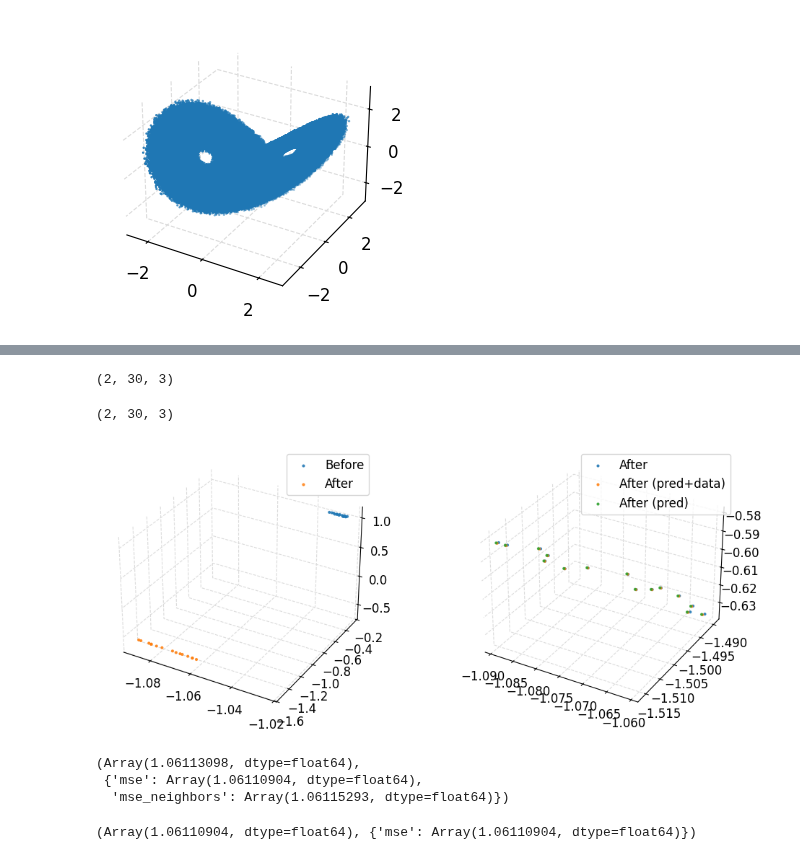
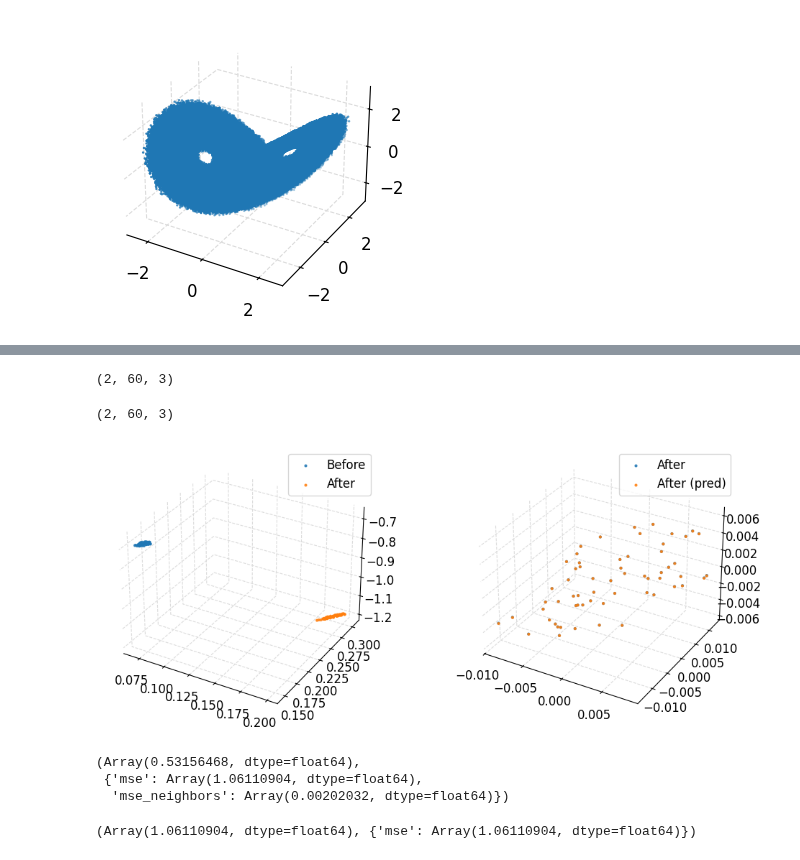
Before and after one commit to Jhko725/sandbox, a Jupyter notebook: notebooks/analysis/tangent_evolution.ipynb, the cells around one changed output, grey strips where cells are left out. Saved outputs shown, nothing was run; the diff lists cells and outputs as text; code cells hidden in the pictures.

Commit message:
Running neighborhood experiments and making minor alterations to make the algorithm work

```diff
--- a/notebooks/analysis/tangent_evolution.ipynb
+++ b/notebooks/analysis/tangent_evolution.ipynb
@@ -51,7 +51,7 @@ noise = 0.0
 
 dataset, transform = (
     TimeSeriesDataset.from_hdf5(datadir / "lorenz63_large.hdf5")
-    .downsample(40)
+    .downsample(10)
     .add_noise(noise)
     .standardize()
 )
@@ -71,8 +71,9 @@ ax.scatter(*dataset.u.reshape(-1, 3).T, s=0.5)
 from dynamics_discovery.data.loaders import RandomSegmentLoader
 
 
-loader = NeighborhoodSegmentLoader(dataset, 2, 15, 2048)
+loader = NeighborhoodSegmentLoader(dataset, 2, 60, 2048)
 loader_state = loader.init()
+batch, loader_state = loader.load_batch(loader_state)
 batch, loader_state = loader.load_batch(loader_state)
 
 loader1 = RandomSegmentLoader(dataset, 2, 2048)
@@ -107,29 +170,28 @@ u_nn_pred2 = jnp.expand_dims(u_pred, -2) + du_nn_pred
 # %%
 du_nn_pred.shape
 # %% [output]
-(2, 30, 3)
+(2, 60, 3)
 # %%
 u_nn_pred1.shape
 # %% [output]
-(2, 30, 3)
+(2, 60, 3)
 # %%
 fig, axes = plt.subplots(1, 2, figsize=(10, 4), subplot_kw={"projection": "3d"})
 scatter_kwargs = {"s": 4.0, "alpha": 0.8}
 axes[0].scatter(*u_nn[0].T, label="Before", **scatter_kwargs)
 axes[0].scatter(*u_nn[1].T, label="After", **scatter_kwargs)
 
 # axes[1].scatter(*u_nn0[1:].T, label="Before", s=2.0, alpha=0.2)
-axes[1].scatter(*u_nn[1].T, label="After", **scatter_kwargs)
-axes[1].scatter(*u_nn_pred1[1].T, label="After (pred+data)", **scatter_kwargs)
-axes[1].scatter(*u_nn_pred2[1].T, label="After (pred)", **scatter_kwargs)
+axes[1].scatter(*du_nn[1].T, label="After", **scatter_kwargs)
+axes[1].scatter(*du_nn_pred[1].T, label="After (pred)", **scatter_kwargs)
 
 for ax in axes:
     ax.legend()
 
 ## TODO: Compare how different metrics degrade as a function of noise amplitude
 # ex. MSE between neighborhood positions, a more distribution-based metric, normal vectors, etc.
 # %% [output]
-[figure, old version]
+[figure, new version]
 # %%
 from dynamics_discovery.loss_functions import MSELoss
 
@@ -140,9 +202,9 @@ model = NeuralNeighborhoodFlow(NeuralODE(3, 32, 3))
 # model = NeuralNeighborhoodFlow(ODEModel(TransformedODE(Lorenz63(), transform)))
 loss_fn(model, batch, None)
 # %% [output]
-(Array(1.06113098, dtype=float64),
+(Array(0.53156468, dtype=float64),
  {'mse': Array(1.06110904, dtype=float64),
-  'mse_neighbors': Array(1.06115293, dtype=float64)})
+  'mse_neighbors': Array(0.00202032, dtype=float64)})
 # %%
 loss_fn1(model.ode, batch1, None)
 # %% [output]
```
Also changed, not shown: parts of 9 cells of this notebook, 5 other files.
